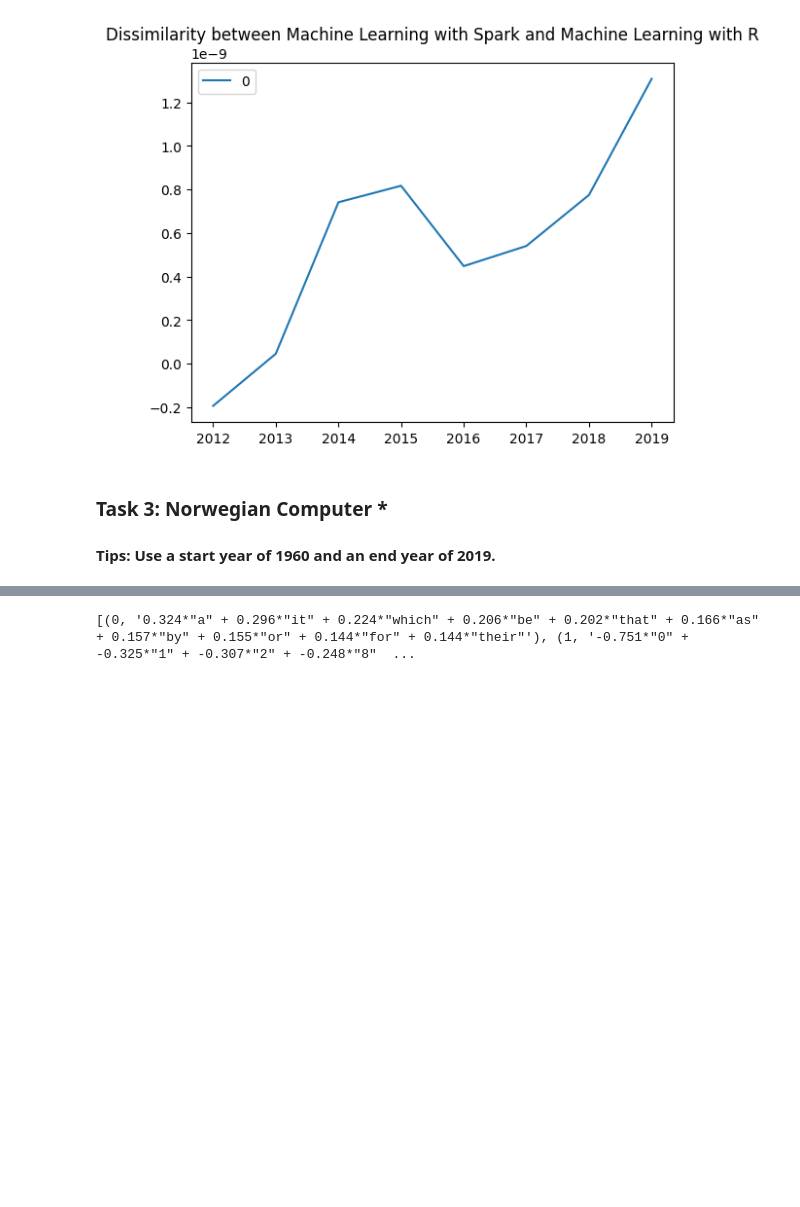
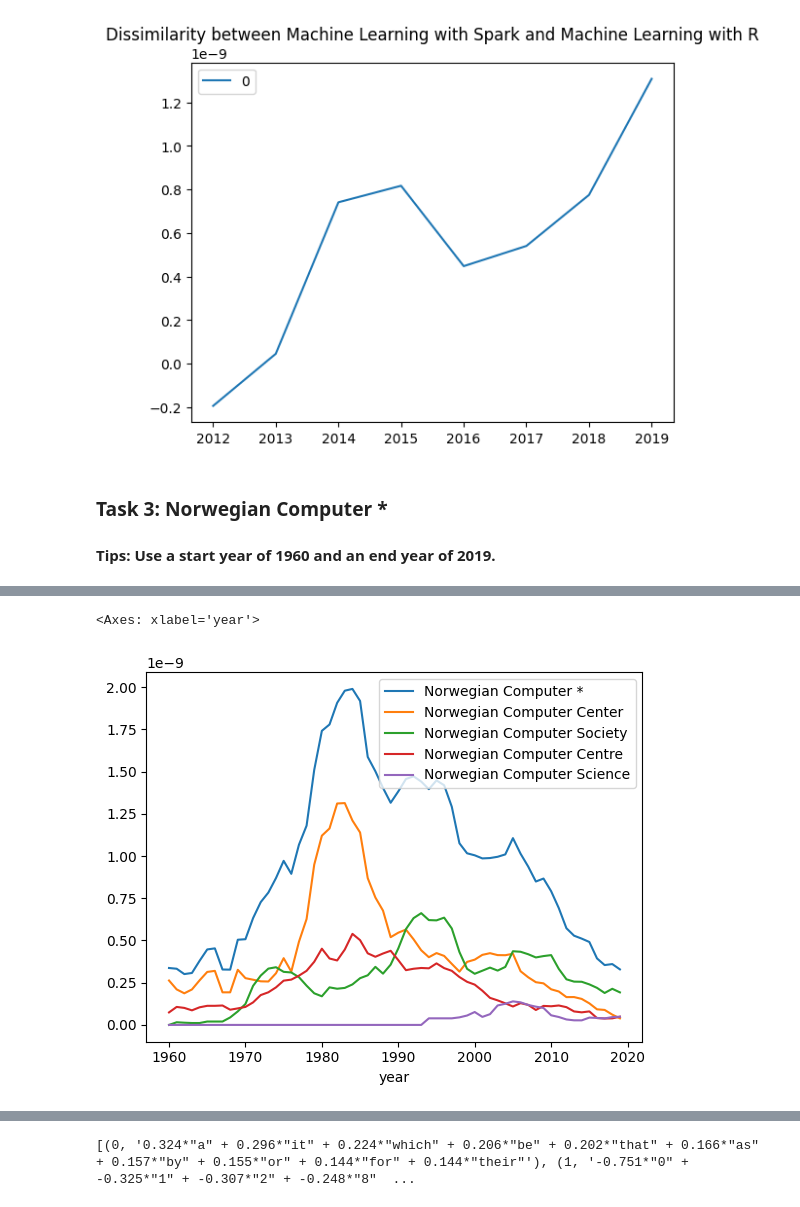
Before and after one commit to sime7200/IR, a Jupyter notebook: TDT4117 Assignment 3 - Google Pygram and Gensim Library.ipynb, the cells around one changed output, grey strips where cells are left out. Saved outputs shown, nothing was run; the diff lists cells and outputs as text; code cells hidden in the pictures; blank space fills up the shorter version.

```diff
--- a/TDT4117 Assignment 3 - Google Pygram and Gensim Library.ipynb
+++ b/TDT4117 Assignment 3 - Google Pygram and Gensim Library.ipynb
@@ -317,4 +317,22 @@ dissimilarity_df.plot(title='Dissimilarity between Machine Learning with Spark a
 ### Task 3:  Norwegian Computer *
 #### Tips: Use a start year of 1960 and an end year of 2019.
 # %%
-# Enter code here
+search_start_year = 1960
+search_end_year = 2019
+
+# Define the phrase(s) to search for in the Google Pygram
+nc_phrases = ["Norwegian Computer *"]
+# %%
+pygram = gpg(
+    corpus='English',
+    corpus_year=2019,
+    start_year=search_start_year,
+    end_year=search_end_year,
+    smoothing=3,
+    case_sensitive=False,
+    phrases=nc_phrases
+)
+
+# Convert the fetched data into a DataFrame
+nc_ngram = pygram.to_df()
+nc_ngram.head()
@@ -320,0 +346,5 @@ dissimilarity_df.plot(title='Dissimilarity between Machine Learning with Spark a
+# %%
+nc_ngram.plot(x='year')
+# %% [output]
+<Axes: xlabel='year'>
+[figure, added]
```
Also changed, not shown: parts of 20 cells of this notebook.
